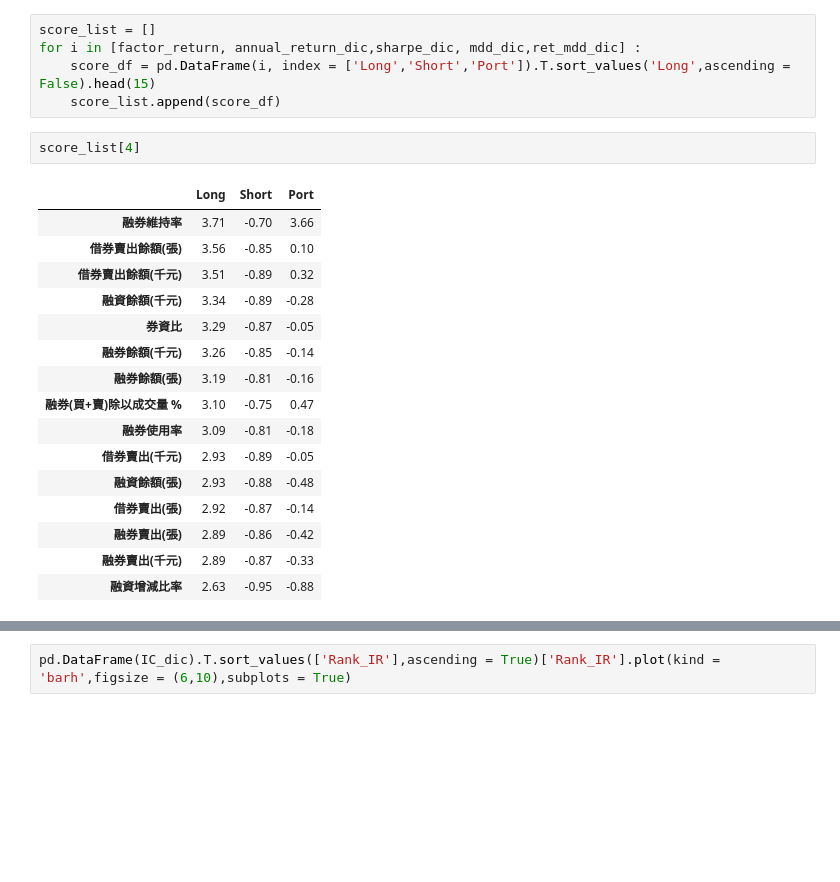
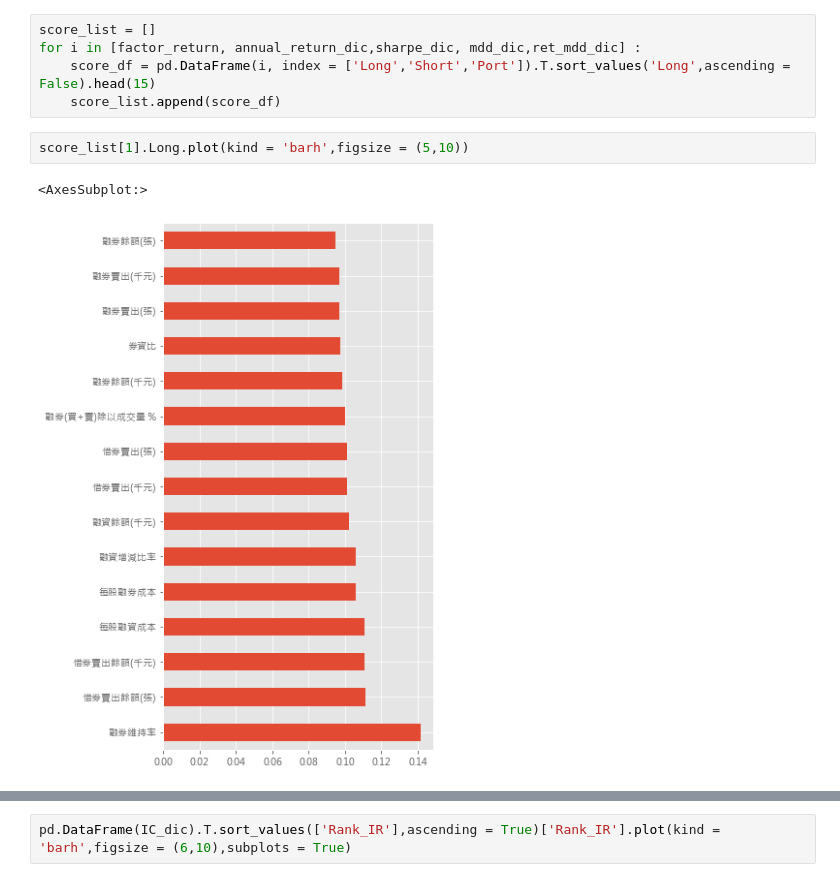
Before and after one commit to wezzyzzs/TMBA_-, a Jupyter notebook: All_Factor_Backtest.ipynb, the cells around one changed output, grey strips where cells are left out. Saved outputs shown, nothing was run; the diff lists cells and outputs as text; blank space fills up the shorter version.

```diff
--- a/All_Factor_Backtest.ipynb
+++ b/All_Factor_Backtest.ipynb
@@ -260,25 +262,11 @@ score_list = []
 for i in [factor_return, annual_return_dic,sharpe_dic, mdd_dic,ret_mdd_dic] :
     score_df = pd.DataFrame(i, index = ['Long','Short','Port']).T.sort_values('Long',ascending = False).head(15)
     score_list.append(score_df)
-# %%
-score_list[4]
-# %% [output]
-|  | Long | Short | Port |
-| 融券維持率 | 3.71 | -0.70 | 3.66 |
-| 借券賣出餘額(張) | 3.56 | -0.85 | 0.10 |
-| 借券賣出餘額(千元) | 3.51 | -0.89 | 0.32 |
-| 融資餘額(千元) | 3.34 | -0.89 | -0.28 |
-| 券資比 | 3.29 | -0.87 | -0.05 |
-| 融券餘額(千元) | 3.26 | -0.85 | -0.14 |
-| 融券餘額(張) | 3.19 | -0.81 | -0.16 |
-| 融券(買+賣)除以成交量 % | 3.10 | -0.75 | 0.47 |
-| 融券使用率 | 3.09 | -0.81 | -0.18 |
-| 借券賣出(千元) | 2.93 | -0.89 | -0.05 |
-| 融資餘額(張) | 2.93 | -0.88 | -0.48 |
-| 借券賣出(張) | 2.92 | -0.87 | -0.14 |
-| 融券賣出(張) | 2.89 | -0.86 | -0.42 |
-| 融券賣出(千元) | 2.89 | -0.87 | -0.33 |
-| 融資增減比率 | 2.63 | -0.95 | -0.88 |
+# %%
+score_list[1].Long.plot(kind = 'barh',figsize = (5,10))
+# %% [output]
+<AxesSubplot:>
+[figure, added]
 # %%
 def backtest_ic_ir(df) :
     try :
```
Also changed, not shown: parts of 10 cells of this notebook.
